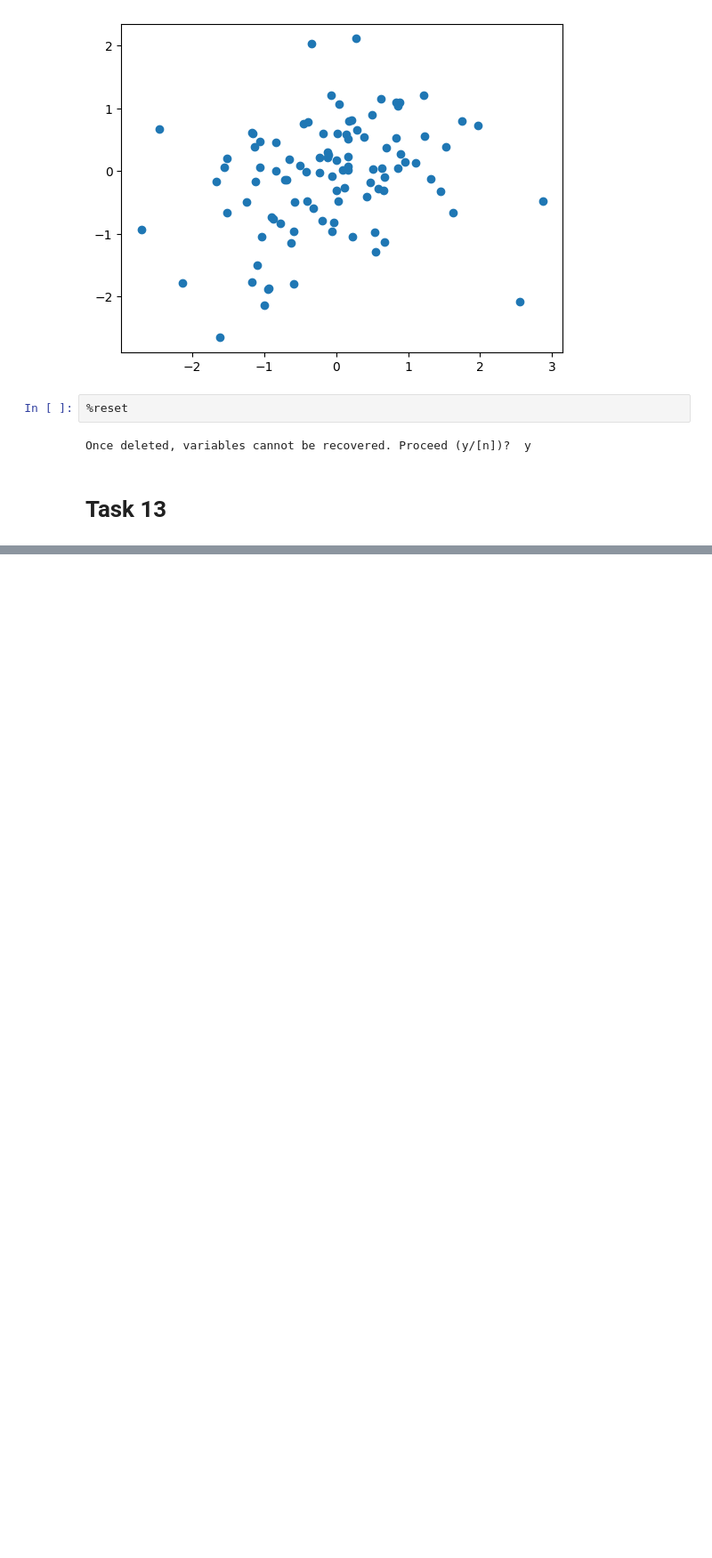
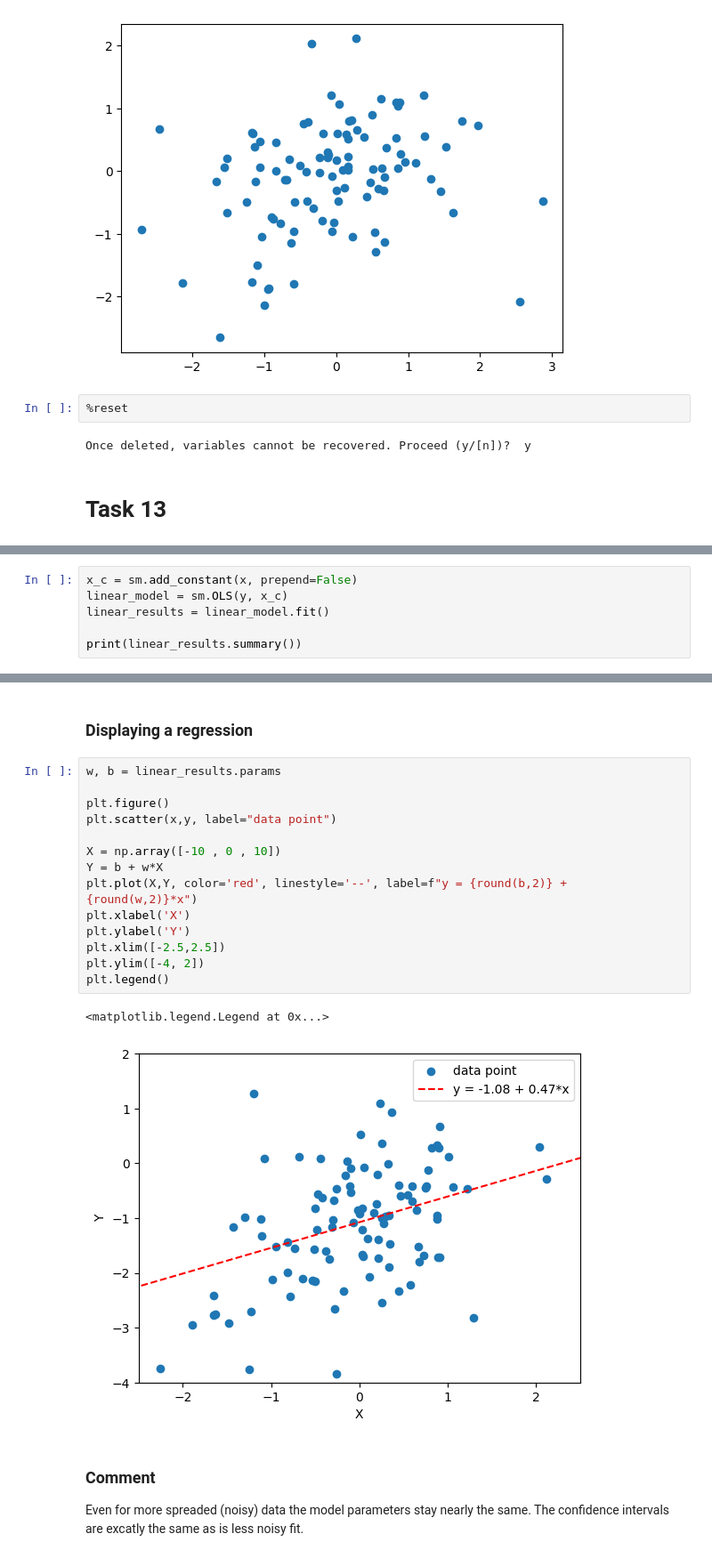
Before and after one commit to xXKeNdAmAmAsTeRXx/ISLP_labs, a Jupyter notebook: applied-Tasks/LinearRegressionTasks.ipynb, the cells around one changed output, grey strips where cells are left out. Shown at 89% size. Cells and saved outputs as stored; diff of their text form; blank space fills up the shorter version.

```diff
--- a/applied-Tasks/LinearRegressionTasks.ipynb
+++ b/applied-Tasks/LinearRegressionTasks.ipynb
@@ -809,0 +928,6 @@ Once deleted, variables cannot be recovered. Proceed (y/[n])?  y
+# %%
+x_c = sm.add_constant(x, prepend=False)
+linear_model = sm.OLS(y, x_c)
+linear_results = linear_model.fit()
+
+print(linear_results.summary())
@@ -809,0 +952,22 @@ Once deleted, variables cannot be recovered. Proceed (y/[n])?  y
+# %% [markdown]
+### Displaying a regression
+# %%
+w, b = linear_results.params
+
+plt.figure()
+plt.scatter(x,y, label="data point")
+
+X = np.array([-10 , 0 , 10])
+Y = b + w*X
+plt.plot(X,Y, color='red', linestyle='--', label=f"y = {round(b,2)} + {round(w,2)}*x")
+plt.xlabel('X')
+plt.ylabel('Y')
+plt.xlim([-2.5,2.5])
+plt.ylim([-4, 2])
+plt.legend()
+# %% [output]
+<matplotlib.legend.Legend at 0x...>
+[figure, added]
+# %% [markdown]
+### Comment
+Even for more spreaded (noisy) data the model parameters stay nearly the same. The confidence intervals are excatly the same as is less noisy fit.
```
Also changed, not shown: parts of 14 cells of this notebook.
